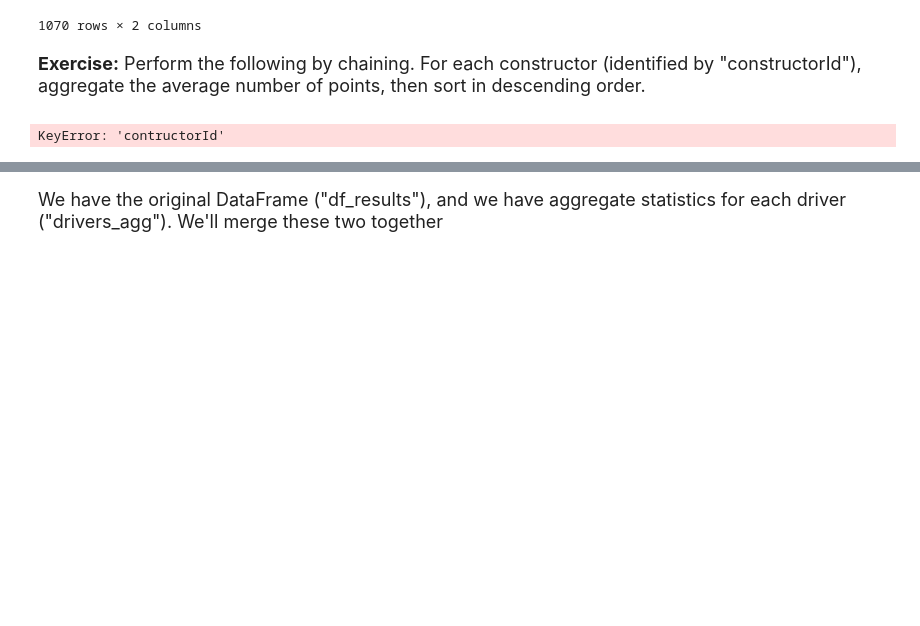
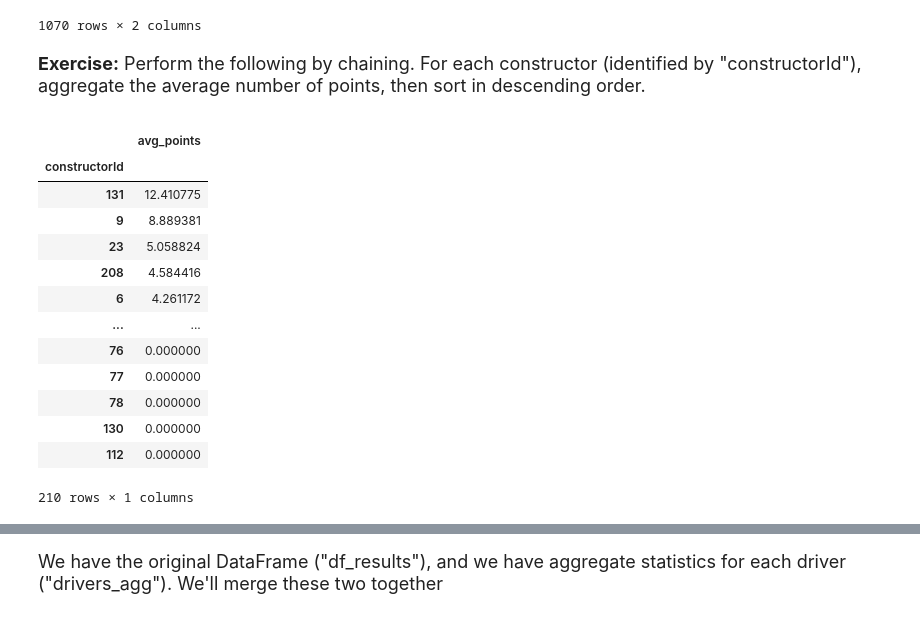
Before and after one commit to bcamargo1/datasci151spring2026, a Jupyter notebook: lecture_22/lecture_22_b_grouping_and_aggregating.ipynb, the cells around one changed output, grey strips where cells are left out. Saved outputs shown, nothing was run; the diff lists cells and outputs as text; code cells hidden in the pictures; blank space fills up the shorter version.

```diff
--- a/lecture_22/lecture_22_b_grouping_and_aggregating.ipynb
+++ b/lecture_22/lecture_22_b_grouping_and_aggregating.ipynb
@@ -583,9 +583,24 @@ display(df_ride)
 **Exercise:** Perform the following by chaining. For each constructor (identified by "constructorId"), aggregate the average number of points, then sort in descending order.
 # %%
 # your code here
-df_customer = df_results.groupby(by = "contructorId" ).agg(avg_points = ('points', 'mean').sort_values(ascending = False))
+df_customer = df_results.groupby(by = "constructorId" ).agg(avg_points = ('points', 'mean')).sort_values(by = "avg_points", ascending = False)
+
+display(df_customer)
 # %% [output]
+|  | avg_points |
+| constructorId |  |
+| 131 | 12.410775 |
+| 9 | 8.889381 |
+| 23 | 5.058824 |
+| 208 | 4.584416 |
+| 6 | 4.261172 |
+| ... | ... |
+| 76 | 0.000000 |
+| 77 | 0.000000 |
+| 78 | 0.000000 |
+| 130 | 0.000000 |
+| 112 | 0.000000 |
-KeyError: 'contructorId'
+210 rows × 1 columns
 # %% [markdown]
 # <span style="color:red"> IV. Aggregating + Merging  </span>
 
```
Also changed, not shown: parts of 2 cells of this notebook, 1 other file.
